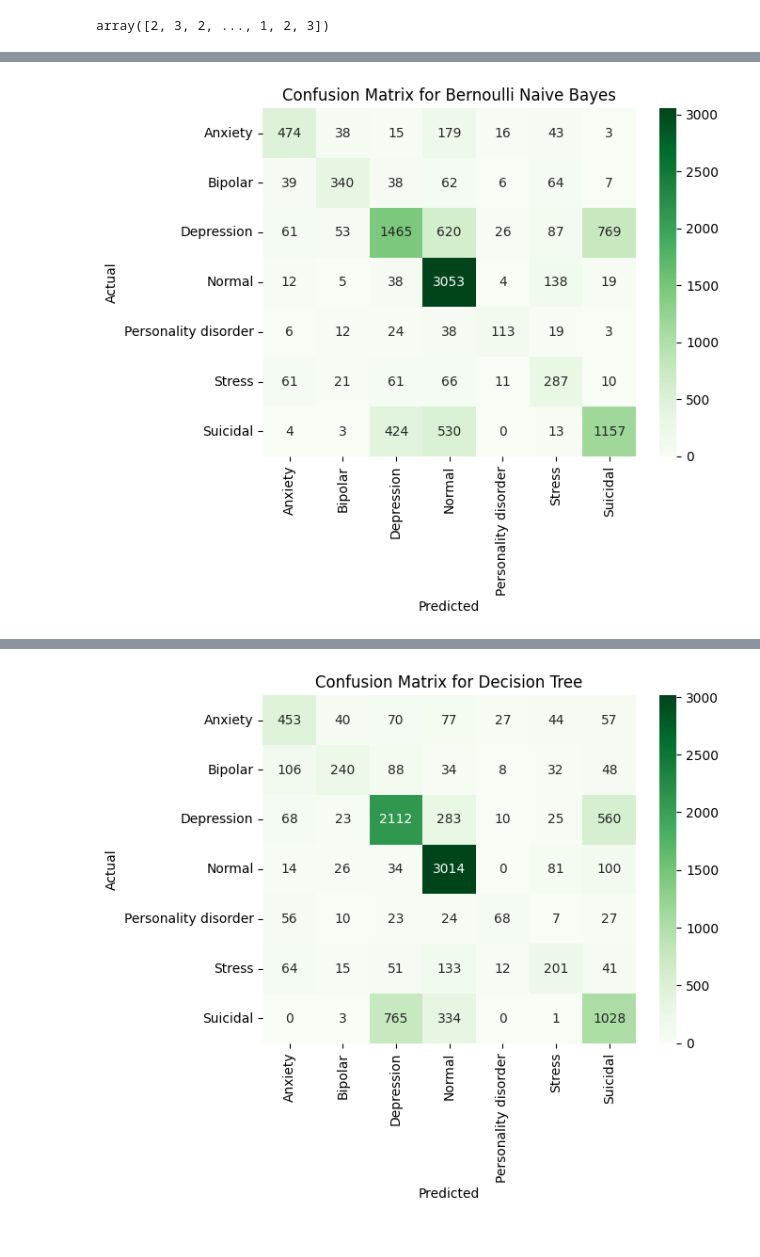
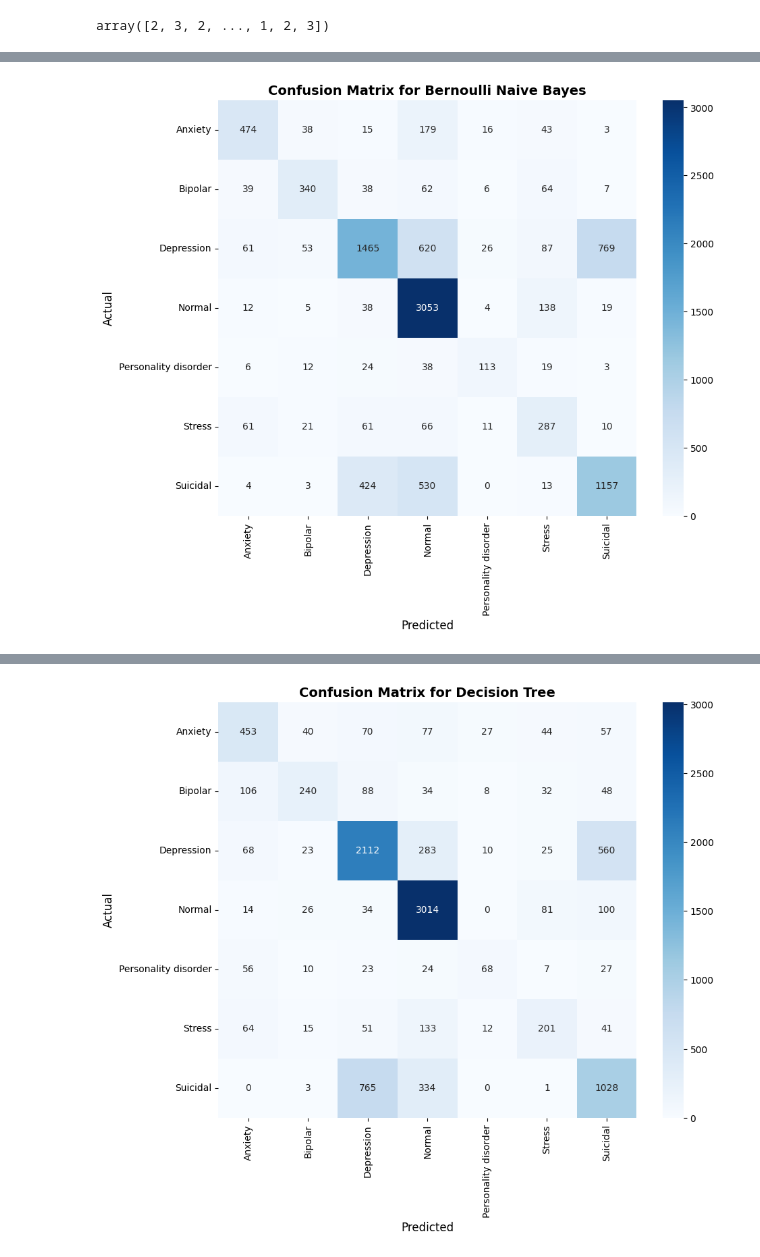
Before and after one commit to SurajKhodade15/mental_health_analysis_nlp, a Jupyter notebook: mental_health_analysis.ipynb, the cells around one changed output, grey strips where cells are left out. Cells and saved outputs as stored; diff of their text form; code cells hidden in the pictures.

```diff
--- a/mental_health_analysis.ipynb
+++ b/mental_health_analysis.ipynb
@@ -278,5 +400,13 @@ for status in statuses:
 X = df[['tokens_stemmed', 'num_of_characters', 'num_of_sentences']]
 y = df['status']
 # %%
+# Encode target labels
 lbl_enc = LabelEncoder()
 y = lbl_enc.fit_transform(y.values)
+
+# Save the label encoder for later use
+with open('models/label_encoder.pkl', 'wb') as f:
+    pickle.dump(lbl_enc, f)
+
+print(f'Target classes: {lbl_enc.classes_}')
+print(f'Label encoder saved to models/label_encoder.pkl')
@@ -296,5 +430,11 @@ X_test_num = X_test[['num_of_characters', 'num_of_sentences']].values
 X_train_combined = hstack([X_train_tfidf, X_train_num])
 X_test_combined = hstack([X_test_tfidf, X_test_num])
 
-print('Number of feature words: ', len(vectorizer.get_feature_names_out()))
+print(f'Number of feature words: {len(vectorizer.get_feature_names_out())}')
+print(f'Total features (text + numerical): {X_train_combined.shape[1]}')
+
+# Save the vectorizer for later use
+with open('models/tfidf_vectorizer.pkl', 'wb') as f:
+    pickle.dump(vectorizer, f)
+print('TF-IDF vectorizer saved to models/tfidf_vectorizer.pkl')
 # %% [output]
@@ -319,33 +468,64 @@ classifiers = {
     # 'XGB': XGBClassifier(learning_rate=0.2, max_depth=7, n_estimators=500, random_state=101, tree_method='hist')
 }
 # %%
-# Initialize a list to store accuracy scores for each classifier
+# Initialize a list to store accuracy scores and model results
 accuracy_scores = []
+model_results = {}
 
 # Iterate over each classifier and its name in the classifiers dictionary
 for name, clf in classifiers.items():
+    print(f"\n{'='*50}")
+    print(f"Training {name}...")
+    print(f"{'='*50}")
+
+    # Train the model
     clf.fit(X_train_combined, y_train)
     y_pred = clf.predict(X_test_combined)
     accuracy = accuracy_score(y_test, y_pred)
 
-    print("\n")
-    print("For", name)
-    print("Accuracy:", accuracy)
+    print(f"Accuracy: {accuracy:.4f}")
+
+    # Store results
+    model_results[name] = {
+        'model': clf,
+        'accuracy': accuracy,
+        'predictions': y_pred
+    }
 
     # Compute the confusion matrix for the predictions
-    # 'lbl_enc.classes_' provides the class labels for the confusion matrix and classification report
     labels = lbl_enc.classes_
     conf_matrix = confusion_matrix(y_test, y_pred)
+    print("\nClassification Report:")
     print(classification_report(y_test, y_pred, target_names=labels))
 
     # Plot the confusion matrix using a heatmap
-    # Annotate each cell with the numeric value of the confusion matrix
-    sns.heatmap(conf_matrix, annot=True, fmt='d', cmap='Greens', xticklabels=labels, yticklabels=labels)
-    plt.xlabel('Predicted')  # Label for x-axis
-    plt.ylabel('Actual')     # Label for y-axis
-    plt.title(f'Confusion Matrix for {name}')  # Title for the heatmap
-    plt.show()  # Display the heatmap
+    plt.figure(figsize=(10, 8))
+    sns.heatmap(conf_matrix, annot=True, fmt='d', cmap='Blues',
+                xticklabels=labels, yticklabels=labels)
+    plt.xlabel('Predicted', fontsize=12)
+    plt.ylabel('Actual', fontsize=12)
+    plt.title(f'Confusion Matrix for {name}', fontsize=14, fontweight='bold')
+
+    # Save the confusion matrix plot
+    safe_name = name.replace(' ', '_').lower()
+    plt.savefig(f'plots/confusion_matrix_{safe_name}.png', dpi=300, bbox_inches='tight')
+    plt.show()
 
     # Append the accuracy score to the list
     accuracy_scores.append(accuracy)
+
+# Find the best performing model
+best_model_name = max(model_results.keys(), key=lambda k: model_results[k]['accuracy'])
+best_model = model_results[best_model_name]['model']
+best_accuracy = model_results[best_model_name]['accuracy']
+
+# Save only the best performing model
+with open('models/training_model.pkl', 'wb') as f:
+    pickle.dump(best_model, f)
+
+print(f"\n{'='*50}")
+print("All models trained successfully!")
+print(f"Best model ({best_model_name}) saved as models/training_model.pkl")
+print(f"Best accuracy: {best_accuracy:.4f}")
+print(f"{'='*50}")
 # %% [output]
@@ -363,5 +545,5 @@ Personality disorder       0.64      0.53      0.58       215
 
             accuracy                           0.65     10537
            macro avg       0.64      0.61      0.62     10537
         weighted avg       0.66      0.65      0.64     10537
-[figure, old version]
+[figure, new version]
@@ -380,4 +564,4 @@ Personality disorder       0.54      0.32      0.40       215
             accuracy                           0.68     10537
            macro avg       0.62      0.55      0.57     10537
         weighted avg       0.66      0.68      0.66     10537
-[figure, old version]
+[figure, new version]
```
Also changed, not shown: parts of 25 cells of this notebook, 23 other files.
